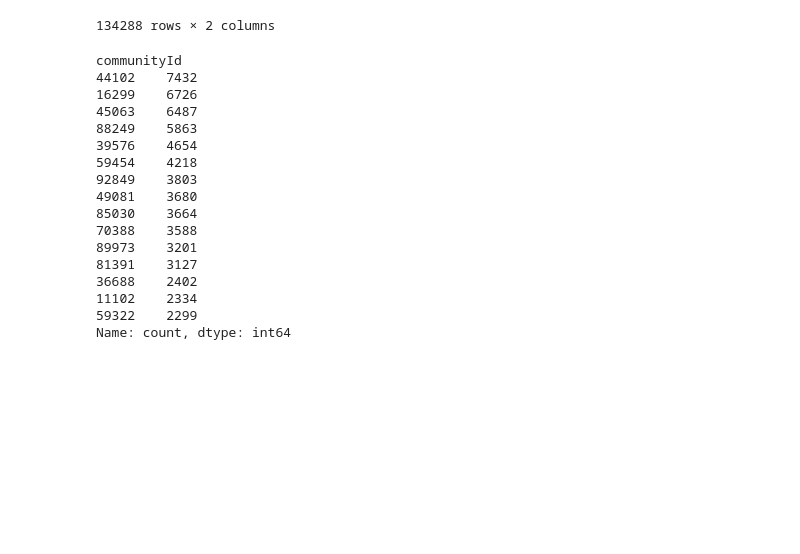
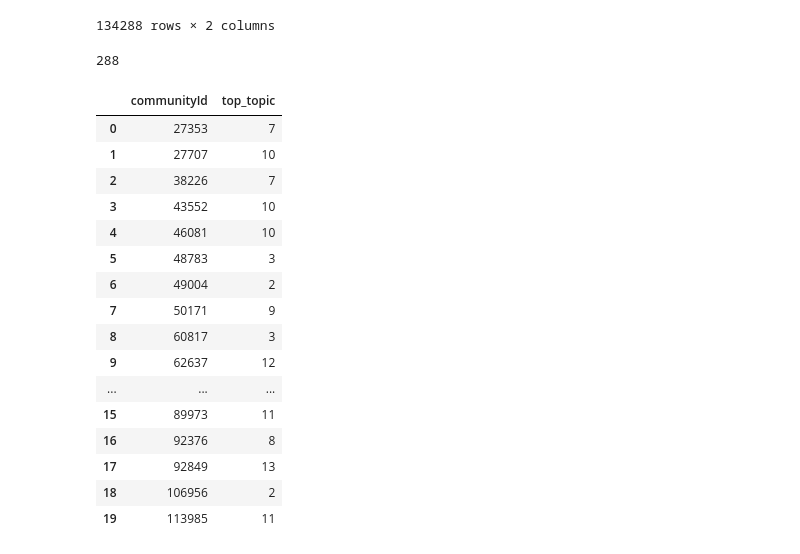
Before and after one commit to mf02511/Research-Paper-Knowledge-Graph, a Jupyter notebook: knowlege_graph_queries.ipynb, the cells around one changed output. Drawn from its saved outputs; the diff is of its cells as text; code cells hidden in the pictures; blank space fills up the shorter version.

```diff
--- a/knowlege_graph_queries.ipynb
+++ b/knowlege_graph_queries.ipynb
@@ -206,22 +244,46 @@ pd.DataFrame(result)
 134288 rows × 2 columns
 # %%
 com = pd.DataFrame(result)
-com['communityId'].value_counts().iloc[:15]
+com.to_sql("communities", engine, if_exists="replace", index=False)
 # %% [output]
-communityId
-44102    7432
-16299    6726
-45063    6487
-88249    5863
-39576    4654
-59454    4218
-92849    3803
-49081    3680
-85030    3664
-70388    3588
-89973    3201
-81391    3127
-36688    2402
-11102    2334
-59322    2299
-Name: count, dtype: int64
+288
+# %%
+query = """
+WITH community_rank AS (
+    SELECT c."communityId", ARRAY_AGG(c.paper_id) AS papers
+    FROM communities AS c
+    GROUP BY c."communityId"
+    ORDER BY COUNT(*) DESC
+    LIMIT 20
+), topic_rank AS (
+    SELECT cr."communityId",
+           p.topic,
+           RANK() OVER(PARTITION BY cr."communityId" ORDER BY COUNT(p.topic) DESC) AS t_rank
+    FROM (SELECT "communityId", UNNEST(papers) AS paper_id FROM community_rank) AS cr
+    LEFT JOIN papers AS p ON cr.paper_id = p.id
+    GROUP BY cr."communityId", p.topic
+)
+SELECT tr."communityId", tr.topic AS top_topic
+FROM topic_rank AS tr
+WHERE t_rank = 1;
+"""
+df = pd.read_sql(query, engine)
+df
+# %% [output]
+|  | communityId | top_topic |
+| 0 | 27353 | 7 |
+| 1 | 27707 | 10 |
+| 2 | 38226 | 7 |
+| 3 | 43552 | 10 |
+| 4 | 46081 | 10 |
+| 5 | 48783 | 3 |
+| 6 | 49004 | 2 |
+| 7 | 50171 | 9 |
+| 8 | 60817 | 3 |
+| 9 | 62637 | 12 |
+| ... | ... | ... |
+| 15 | 89973 | 11 |
+| 16 | 92376 | 8 |
+| 17 | 92849 | 13 |
+| 18 | 106956 | 2 |
+| 19 | 113985 | 11 |
```
Also changed, not shown: parts of 14 cells of this notebook.
